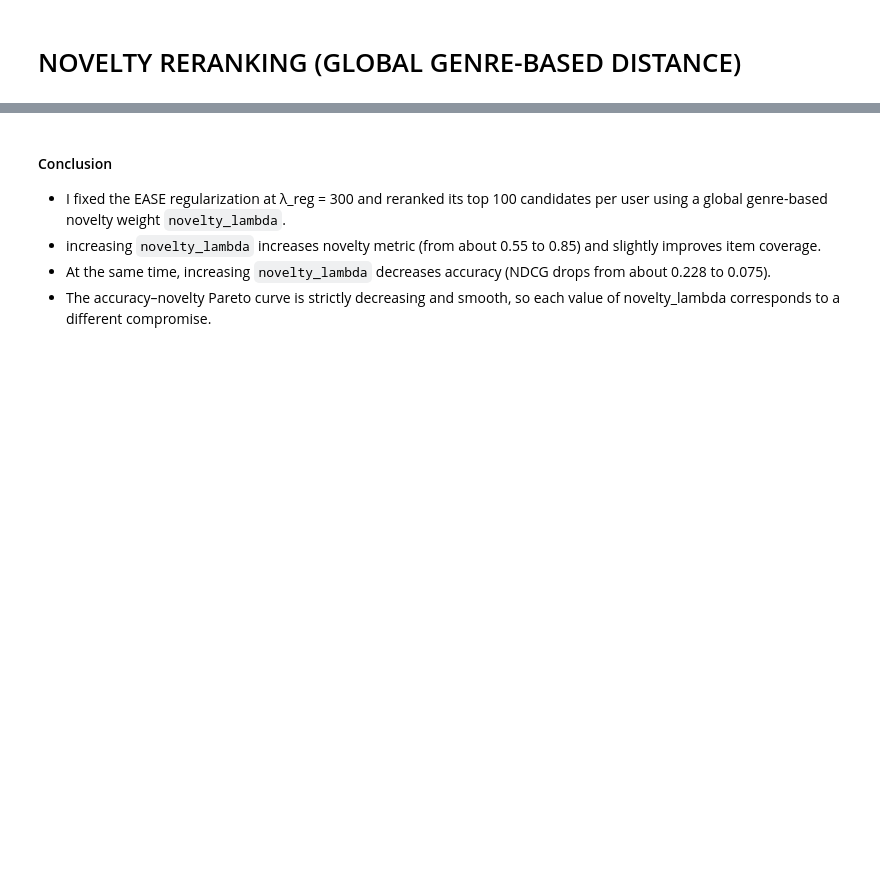
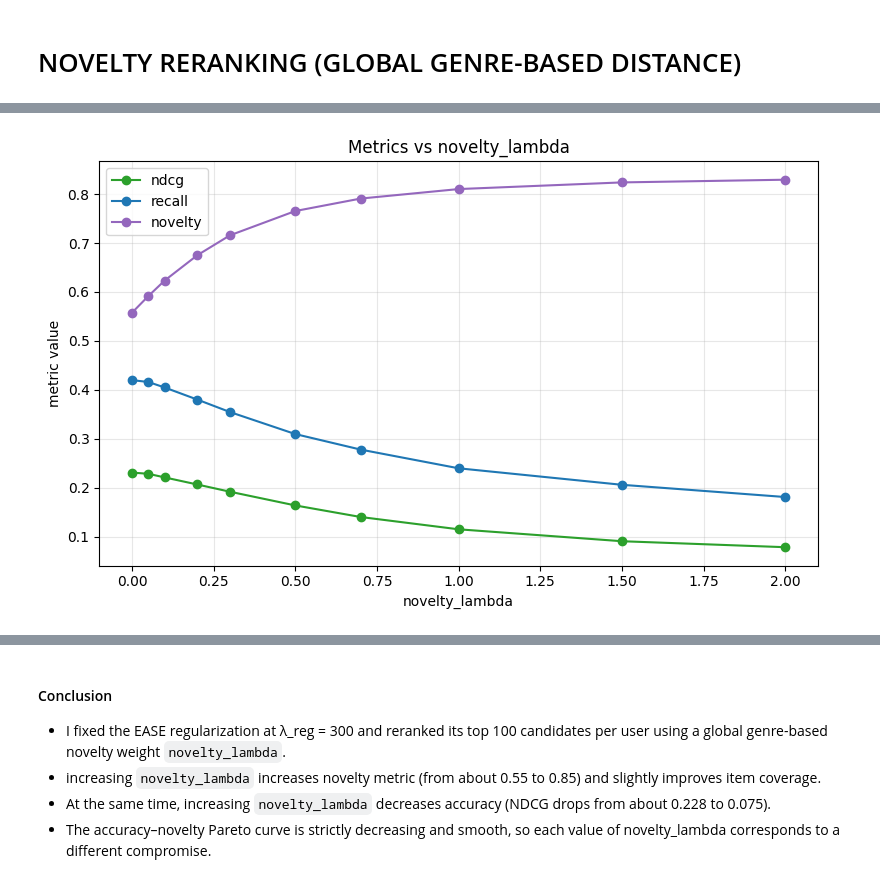
Before and after one commit to nabil-elouaamari/novelty-aware-recommenders, a Jupyter notebook: notebooks/05_novelty_reranking.ipynb, the cells around one changed output, grey strips where cells are left out. Drawn from its saved outputs; the diff is of its cells as text; code cells hidden in the pictures; blank space fills up the shorter version.

```diff
--- a/notebooks/05_novelty_reranking.ipynb
+++ b/notebooks/05_novelty_reranking.ipynb
@@ -25,25 +27,33 @@ df_nov
 # %%
 import pandas as pd
 import matplotlib.pyplot as plt
 
-df = pd.read_csv("../results/sweeps/novelty_sweep_genre.csv")
+df = pd.read_csv("../results/sweeps/novelty_sweep_genre_offline.csv")
 
 # sort by novelty_lambda to get smooth curves
 df = df.sort_values("novelty_lambda")
 
 # 1) Lambda vs metrics (one plot with 4 lines)
 plt.figure(figsize=(8, 5))
 
+colors = {
+    "ndcg": "tab:green",
+    "recall": "tab:blue",
+    "novelty": "tab:purple"
+}
+
 for metric in ["ndcg", "recall", "novelty"]:
-    plt.plot(df["novelty_lambda"], df[metric], marker="o", label=metric)
+    plt.plot(df["novelty_lambda"], df[metric], marker="o", label=metric, color=colors[metric])
 
 plt.xlabel("novelty_lambda")
 plt.ylabel("metric value")
 plt.title("Metrics vs novelty_lambda")
 plt.grid(True, alpha=0.3)
 plt.legend()
 plt.tight_layout()
 plt.show()
+# %% [output]
+[figure, added]
 # %%
 import matplotlib.pyplot as plt
 
```
Also changed, not shown: parts of 9 cells of this notebook, 8 other files.
